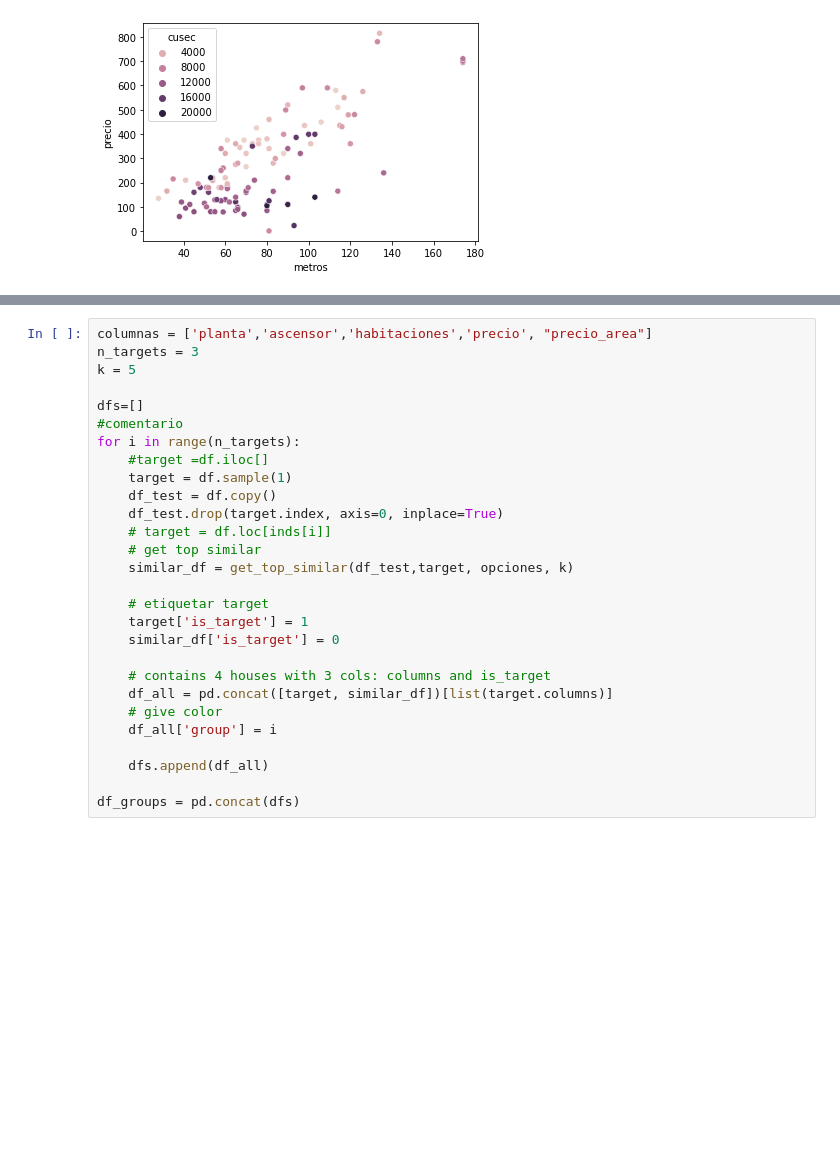
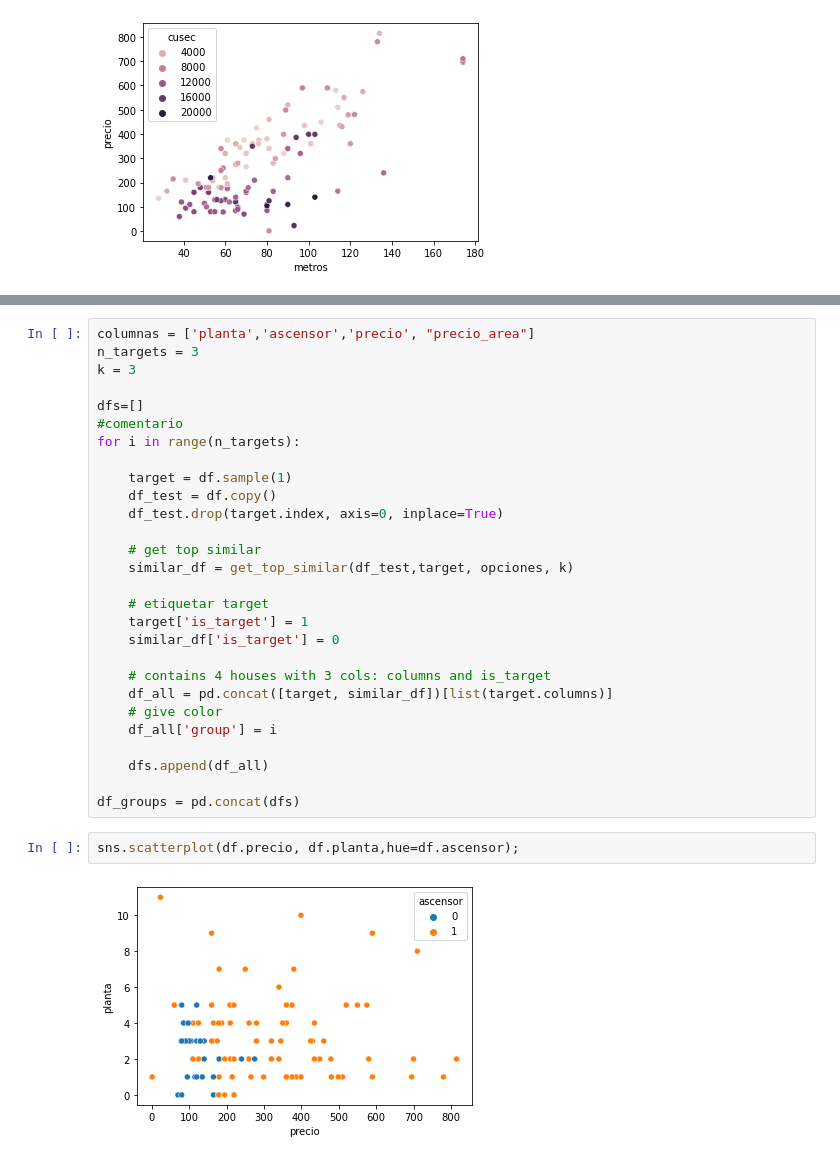
Before and after one commit to emilio-carrasco/clikalia, a Jupyter notebook: tester/tester.ipynb, the cells around one changed output, grey strips where cells are left out. Drawn from its saved outputs; the diff is of its cells as text; blank space fills up the shorter version.

```diff
--- a/tester/tester.ipynb
+++ b/tester/tester.ipynb
@@ -60,16 +60,16 @@ sns.scatterplot(df.metros, df.precio, hue=df.precio_area);
 # %%
-columnas = ['planta','ascensor','habitaciones','precio', "precio_area"]
+columnas = ['planta','ascensor','precio', "precio_area"]
 n_targets = 3
-k = 5
+k = 3
 
 dfs=[]
 #comentario
 for i in range(n_targets):
-    #target =df.iloc[]
+
     target = df.sample(1)
     df_test = df.copy()
     df_test.drop(target.index, axis=0, inplace=True)
-    # target = df.loc[inds[i]]
+
     # get top similar
     similar_df = get_top_similar(df_test,target, opciones, k)
 
@@ -85,3 +85,7 @@ for i in range(n_targets):
     dfs.append(df_all)
 
 df_groups = pd.concat(dfs)
+# %%
+sns.scatterplot(df.precio, df.planta,hue=df.ascensor);
+# %% [output]
+[figure, added]
```
Also changed, not shown: parts of 10 cells of this notebook, 2 other files.
